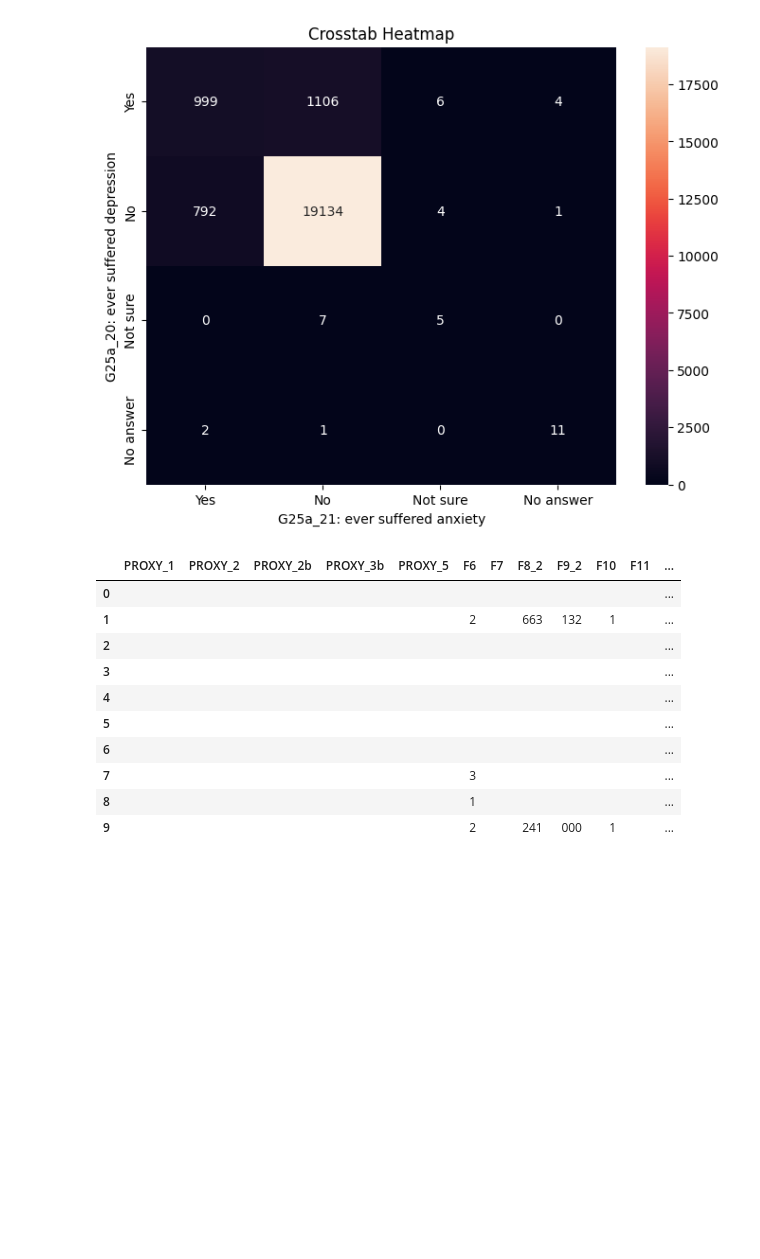
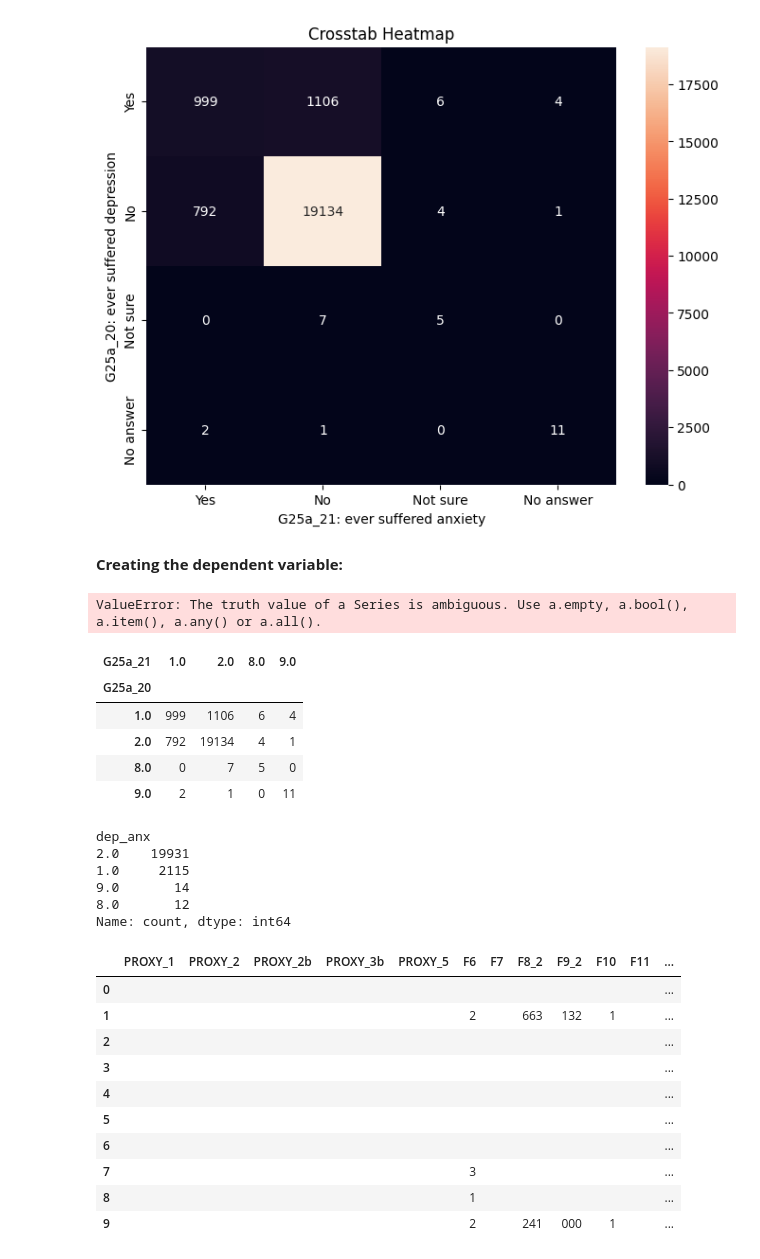
Before and after one commit to linama2593/mental_health_spain, a Jupyter notebook: src/recogida_datos.ipynb, the cells around one changed output. Saved outputs shown, nothing was run; the diff lists cells and outputs as text; code cells hidden in the pictures; blank space fills up the shorter version.

```diff
--- a/src/recogida_datos.ipynb
+++ b/src/recogida_datos.ipynb
@@ -146,6 +159,35 @@ plt.title('Crosstab Heatmap')
 plt.show()
 # %% [output]
 [figure]
+# %% [markdown]
+**Creating the dependent variable:**
+# %%
+df['dep_anx']=df['G25a_20']
+
+if ((df.G25a_20==2.0) & (df.G25a_21==1.0)):
+    df.dep_anx.replace(2.0,1.0, inplace=True)
+
+#df['G25a_20'].dtype
+# %% [output]
+ValueError: The truth value of a Series is ambiguous. Use a.empty, a.bool(), a.item(), a.any() or a.all().
+# %%
+crosstab_result
+# %% [output]
+| G25a_21 | 1.0 | 2.0 | 8.0 | 9.0 |
+| G25a_20 |  |  |  |  |
+| 1.0 | 999 | 1106 | 6 | 4 |
+| 2.0 | 792 | 19134 | 4 | 1 |
+| 8.0 | 0 | 7 | 5 | 0 |
+| 9.0 | 2 | 1 | 0 | 11 |
+# %%
+df['dep_anx'].value_counts()
+# %% [output]
+dep_anx
+2.0    19931
+1.0     2115
+9.0       14
+8.0       12
+Name: count, dtype: int64
 # %%
 df_object.head(10)
 # %% [output]
```
Also changed, not shown: parts of 18 cells of this notebook.
